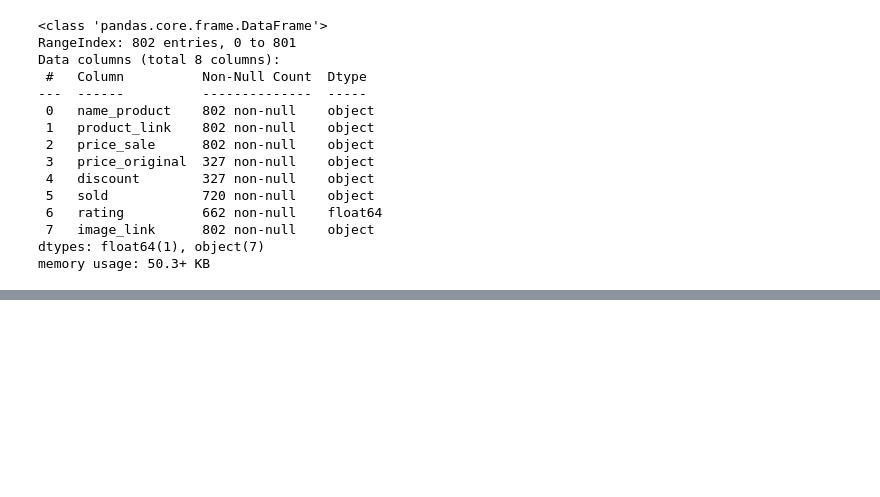
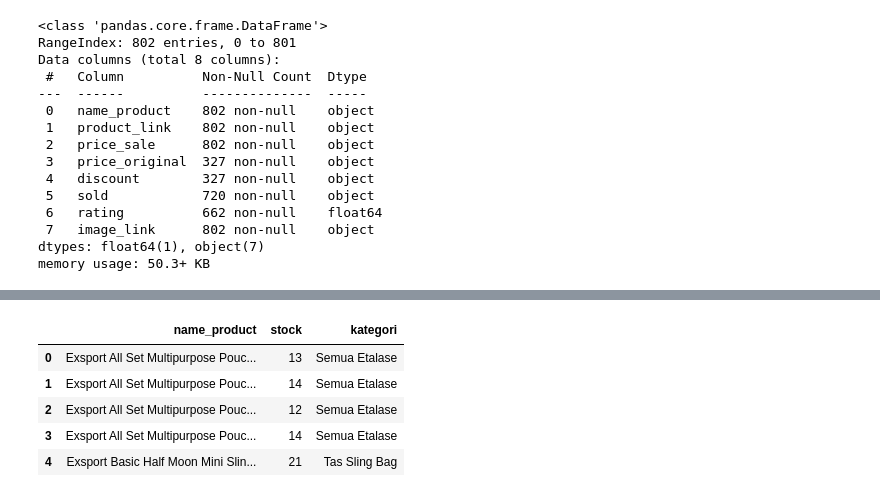
Before and after one commit to zulfaan/e-commerce-analyst-portfolio, a Jupyter notebook: test.ipynb, the cells around one changed output, grey strips where cells are left out. Saved outputs shown, nothing was run; the diff lists cells and outputs as text; code cells hidden in the pictures; blank space fills up the shorter version.

```diff
--- a/test.ipynb
+++ b/test.ipynb
@@ -416,0 +440,10 @@ color_list = [
+# %%
+df_stock = pd.read_csv('extract-raw-data/exsport_stock_tokped_raw.csv', index_col=False)
+df_stock.head()
+# %% [output]
+|  | name_product | stock | kategori |
+| 0 | Exsport All Set Multipurpose Pouc... | 13 | Semua Etalase |
+| 1 | Exsport All Set Multipurpose Pouc... | 14 | Semua Etalase |
+| 2 | Exsport All Set Multipurpose Pouc... | 12 | Semua Etalase |
+| 3 | Exsport All Set Multipurpose Pouc... | 14 | Semua Etalase |
+| 4 | Exsport Basic Half Moon Mini Slin... | 21 | Tas Sling Bag |
```
Also changed, not shown: parts of 9 cells of this notebook.
